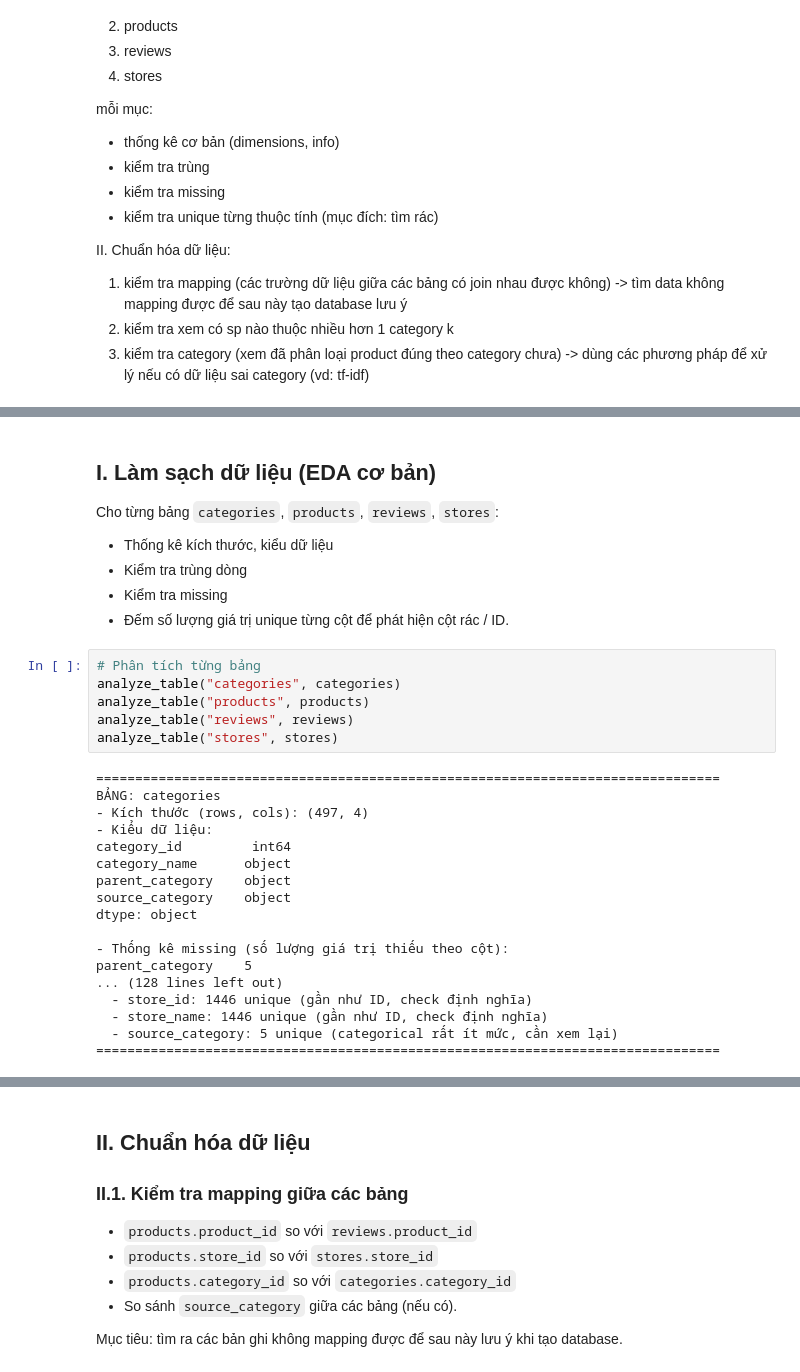
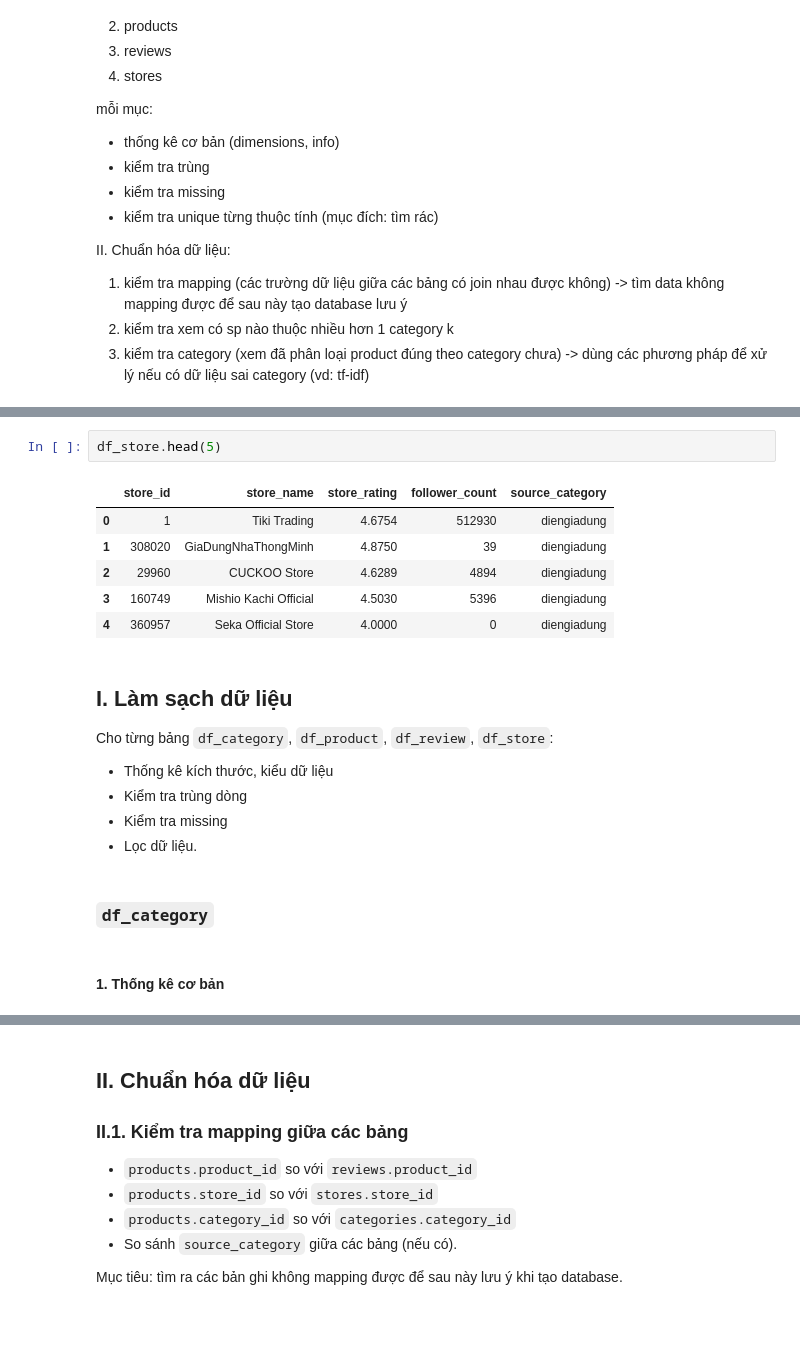
Before and after one commit to phuongth05/DV_LAB01, a Jupyter notebook: notebooks/01_preprocessing.ipynb, the cells around one changed output, grey strips where cells are left out. Cells and saved outputs as stored; diff of their text form; blank space fills up the shorter version.

Commit message:
checkpoint

```diff
--- a/notebooks/01_preprocessing.ipynb
+++ b/notebooks/01_preprocessing.ipynb
@@ -190,32 +89,21 @@ def analyze_table(name: str, df: pd.DataFrame, max_unique_print: int = 20):
+# %%
+df_store.head(5)
+# %% [output]
+|  | store_id | store_name | store_rating | follower_count | source_category |
+| 0 | 1 | Tiki Trading | 4.6754 | 512930 | diengiadung |
+| 1 | 308020 | GiaDungNhaThongMinh | 4.8750 | 39 | diengiadung |
+| 2 | 29960 | CUCKOO Store | 4.6289 | 4894 | diengiadung |
+| 3 | 160749 | Mishio Kachi Official | 4.5030 | 5396 | diengiadung |
+| 4 | 360957 | Seka Official Store | 4.0000 | 0 | diengiadung |
 # %% [markdown]
-## I. Làm sạch dữ liệu (EDA cơ bản)
+## I. Làm sạch dữ liệu
 
-Cho từng bảng `categories`, `products`, `reviews`, `stores`:
+Cho từng bảng `df_category`, `df_product`, `df_review`, `df_store`:
 - Thống kê kích thước, kiểu dữ liệu
 - Kiểm tra trùng dòng
 - Kiểm tra missing
-- Đếm số lượng giá trị unique từng cột để phát hiện cột rác / ID.
+- Lọc dữ liệu.
-# %%
-# Phân tích từng bảng
-analyze_table("categories", categories)
-analyze_table("products", products)
-analyze_table("reviews", reviews)
-analyze_table("stores", stores)
-# %% [output]
-================================================================================
-BẢNG: categories
-- Kích thước (rows, cols): (497, 4)
-- Kiểu dữ liệu:
-category_id         int64
-category_name      object
-parent_category    object
-source_category    object
-dtype: object
-
-- Thống kê missing (số lượng giá trị thiếu theo cột):
-parent_category    5
-... (128 lines left out)
-  - store_id: 1446 unique (gần như ID, check định nghĩa)
-  - store_name: 1446 unique (gần như ID, check định nghĩa)
-  - source_category: 5 unique (categorical rất ít mức, cần xem lại)
-================================================================================
+# %% [markdown]
+### `df_category`
+# %% [markdown]
+#### 1. Thống kê cơ bản
```
Also changed, not shown: parts of 18 cells of this notebook, 1 other file.
